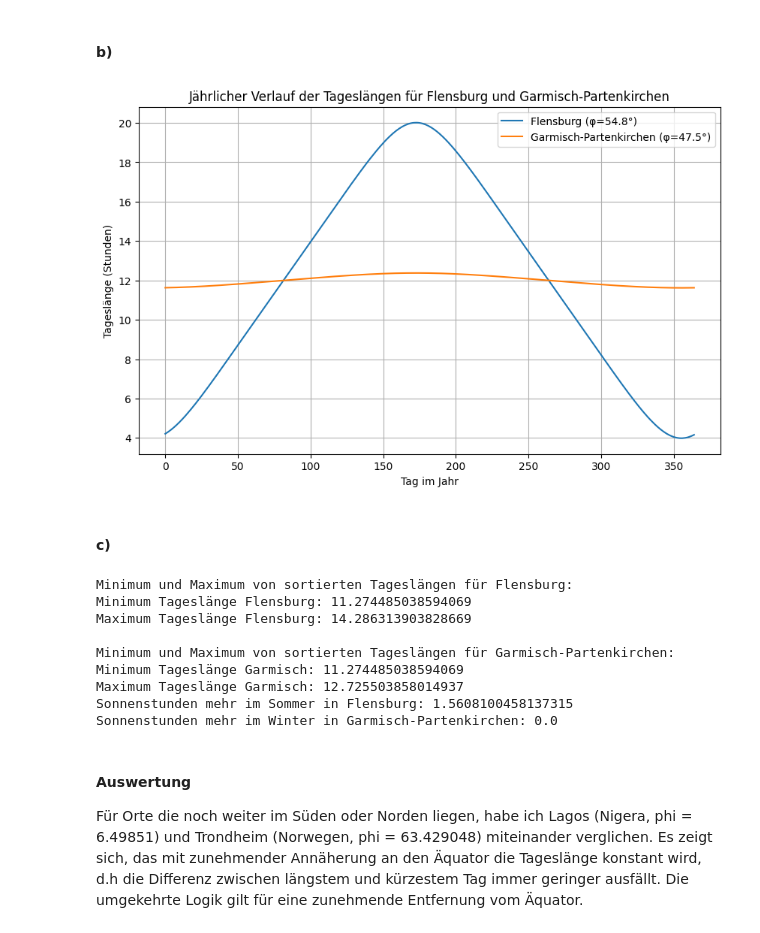
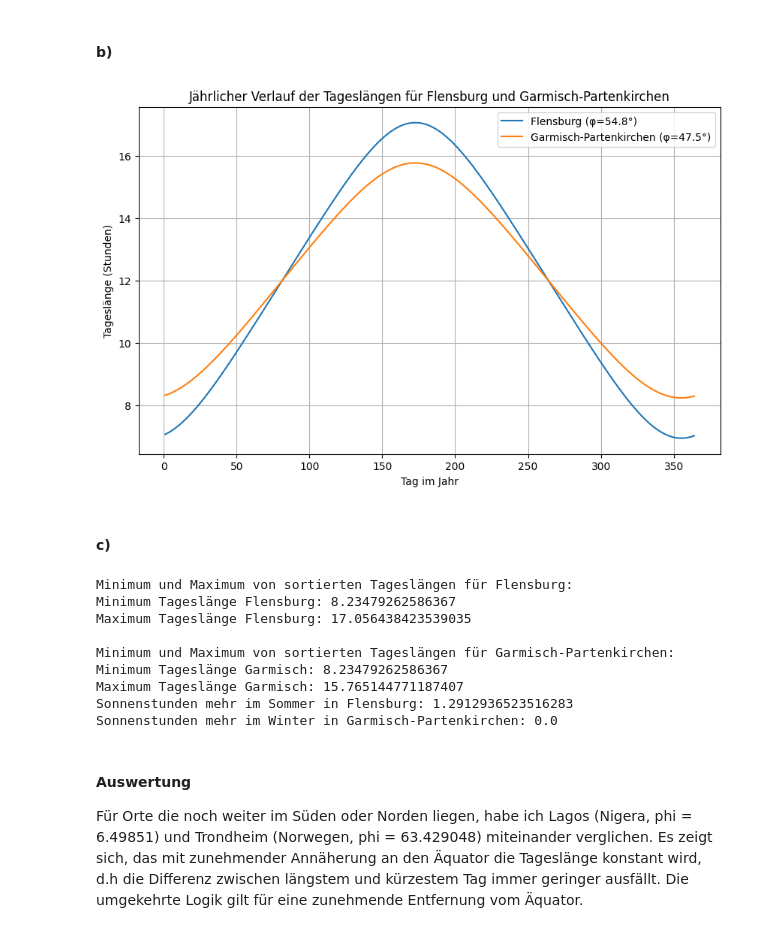
Before and after one commit to OlePearse-Danker/NUS_lab02, a Jupyter notebook: NUS_lab02_Pearse_Danker.ipynb, the cells around one changed output. Cells and saved outputs as stored; diff of their text form; code cells hidden in the pictures.

Commit message:
updated the start values in task 2

```diff
--- a/NUS_lab02_Pearse_Danker.ipynb
+++ b/NUS_lab02_Pearse_Danker.ipynb
@@ -21,11 +21,11 @@ import numpy as np
 import matplotlib.pyplot as plt
 
 def tageslaenge(phi, N):
-    epsilon_deg = 23.44
+    epsilon_deg = np.radians(23.44)
     angular_velocity = 2 * np.pi / 365.24
     hours_in_day = 24
 
-    delta = -np.arcsin(np.sin(np.radians(epsilon_deg)) * np.cos(angular_velocity * (N + 10)))
+    delta = -np.arcsin(np.sin(epsilon_deg) * np.cos(angular_velocity * (N + 10)))
 
     # Clip the intermediate value to prevent invalid input to arccos
     tan_term = -np.tan(delta) * np.tan(np.radians(phi))
@@ -45,48 +45,33 @@ print(tageslaenge_bruttig)
 # %%
 import numpy as np
 import matplotlib.pyplot as plt
 
-def tageslaenge(phi, N):
-    epsilon_deg = 23.44
-    angular_velocity = 2 * np.pi / 365.24
-    hours_in_day = 24
-
-    delta = -np.arcsin(np.sin(np.radians(epsilon_deg)) * np.cos(angular_velocity * (N + 10)))
-
-    # Clip the intermediate value to prevent invalid input to arccos
-    tan_term = -np.tan(delta) * np.tan(phi)
-    tan_term = np.clip(tan_term, -1, 1)
-
-    h = np.arccos(tan_term)
-    t = (hours_in_day * h) / np.pi
-
-    return t
 
 # Erzeuge sortierte Werte für Ns
 Ns = np.sort(np.random.randint(0, 365, 1000))
 
 # Berechne Tageslängen für Flensburg und Garmisch-Partenkirchen
-day_lengths_flensburg = np.array([tageslaenge(63.429048, N) for N in Ns])
-day_lengths_garmisch = np.array([tageslaenge(6.49851, N) for N in Ns])
+day_lengths_flensburg = np.array([tageslaenge(54.8, N) for N in Ns])
+day_lengths_garmisch = np.array([tageslaenge(47.5, N) for N in Ns])
 
 # Sortiere die Tageslängen zusammen mit den richtigen Tagen
 idx = np.argsort(Ns)
 sorted_Ns = Ns[idx]
 sorted_day_lengths_flensburg = day_lengths_flensburg[idx]
 sorted_day_lengths_garmisch = day_lengths_garmisch[idx]
 
 # Visualisiere den jährlichen Verlauf der Tageslängen
 plt.figure(figsize=(10, 6))
 plt.plot(sorted_Ns, sorted_day_lengths_flensburg, label="Flensburg (φ=54.8°)")
 plt.plot(sorted_Ns, sorted_day_lengths_garmisch, label="Garmisch-Partenkirchen (φ=47.5°)")
 plt.xlabel("Tag im Jahr")
 plt.ylabel("Tageslänge (Stunden)")
 plt.title("Jährlicher Verlauf der Tageslängen für Flensburg und Garmisch-Partenkirchen")
 plt.legend()
 plt.grid(True)
 plt.show()
 # %% [output]
-[figure, old version]
+[figure, new version]
 # %% [markdown]
 #### c)
 # %%
@@ -115,13 +100,13 @@ print("Sonnenstunden mehr im Sommer in Flensburg:", summer_diff_length)
 print("Sonnenstunden mehr im Winter in Garmisch-Partenkirchen:", winter_diff_length)
 # %% [output]
 Minimum und Maximum von sortierten Tageslängen für Flensburg:
-Minimum Tageslänge Flensburg: 11.274485038594069
-Maximum Tageslänge Flensburg: 14.286313903828669
+Minimum Tageslänge Flensburg: 8.23479262586367
+Maximum Tageslänge Flensburg: 17.056438423539035
 
 Minimum und Maximum von sortierten Tageslängen für Garmisch-Partenkirchen:
-Minimum Tageslänge Garmisch: 11.274485038594069
-Maximum Tageslänge Garmisch: 12.725503858014937
-Sonnenstunden mehr im Sommer in Flensburg: 1.5608100458137315
+Minimum Tageslänge Garmisch: 8.23479262586367
+Maximum Tageslänge Garmisch: 15.765144771187407
+Sonnenstunden mehr im Sommer in Flensburg: 1.2912936523516283
 Sonnenstunden mehr im Winter in Garmisch-Partenkirchen: 0.0
 # %% [markdown]
 #### Auswertung
```
Also changed, not shown: parts of 1 cell of this notebook.
